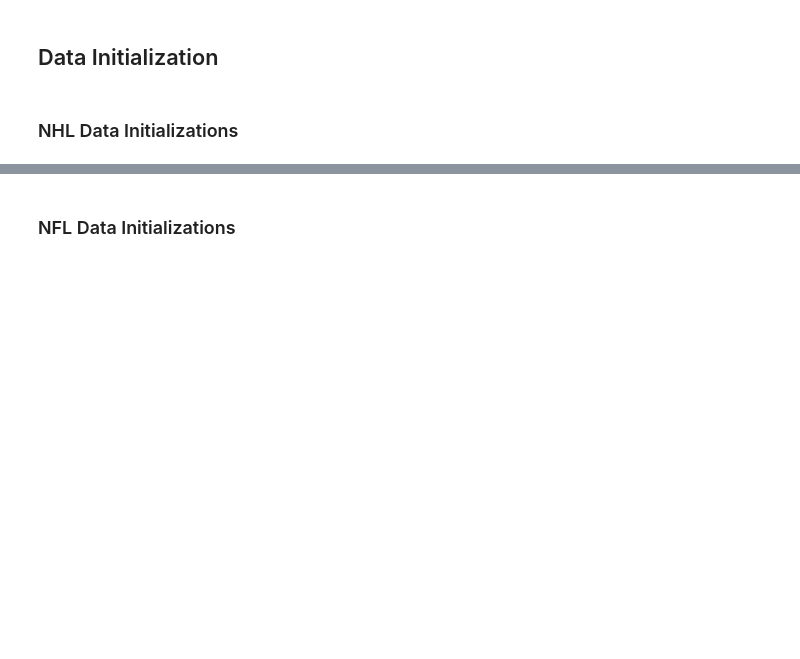
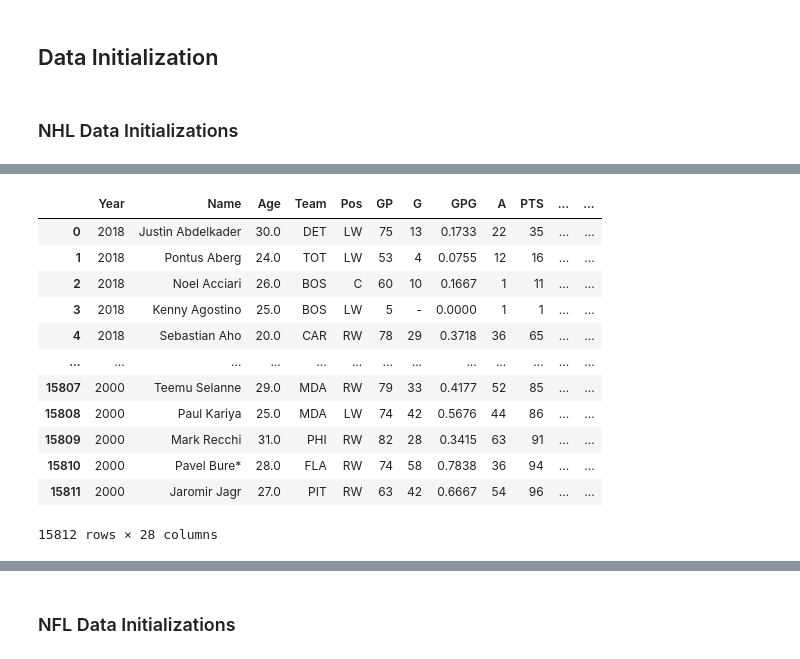
Before and after one commit to stevensryanw/stevensryanw.github.io, a Jupyter notebook: main.ipynb, the cells around one changed output, grey strips where cells are left out. Drawn from its saved outputs; the diff is of its cells as text; code cells hidden in the pictures; blank space fills up the shorter version.

```diff
--- a/main.ipynb
+++ b/main.ipynb
@@ -59,0 +48,17 @@ nhl
+# %%
+#Output the skater dataframe
+nhlSkaters
+# %% [output]
+|  | Year | Name | Age | Team | Pos | GP | G | GPG | A | PTS | ... | ... |
+| 0 | 2018 | Justin Abdelkader | 30.0 | DET | LW | 75 | 13 | 0.1733 | 22 | 35 | ... | ... |
+| 1 | 2018 | Pontus Aberg | 24.0 | TOT | LW | 53 | 4 | 0.0755 | 12 | 16 | ... | ... |
+| 2 | 2018 | Noel Acciari | 26.0 | BOS | C | 60 | 10 | 0.1667 | 1 | 11 | ... | ... |
+| 3 | 2018 | Kenny Agostino | 25.0 | BOS | LW | 5 | - | 0.0000 | 1 | 1 | ... | ... |
+| 4 | 2018 | Sebastian Aho | 20.0 | CAR | RW | 78 | 29 | 0.3718 | 36 | 65 | ... | ... |
+| ... | ... | ... | ... | ... | ... | ... | ... | ... | ... | ... | ... | ... |
+| 15807 | 2000 | Teemu Selanne | 29.0 | MDA | RW | 79 | 33 | 0.4177 | 52 | 85 | ... | ... |
+| 15808 | 2000 | Paul Kariya | 25.0 | MDA | LW | 74 | 42 | 0.5676 | 44 | 86 | ... | ... |
+| 15809 | 2000 | Mark Recchi | 31.0 | PHI | RW | 82 | 28 | 0.3415 | 63 | 91 | ... | ... |
+| 15810 | 2000 | Pavel Bure* | 28.0 | FLA | RW | 74 | 58 | 0.7838 | 36 | 94 | ... | ... |
+| 15811 | 2000 | Jaromir Jagr | 27.0 | PIT | RW | 63 | 42 | 0.6667 | 54 | 96 | ... | ... |
+15812 rows × 28 columns
```
Also changed, not shown: parts of 22 cells of this notebook, 40 other files.
